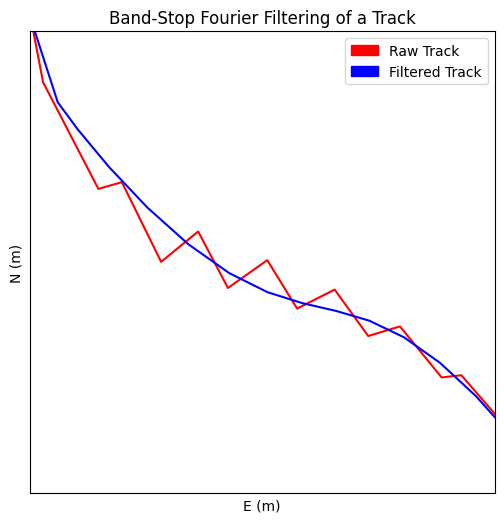
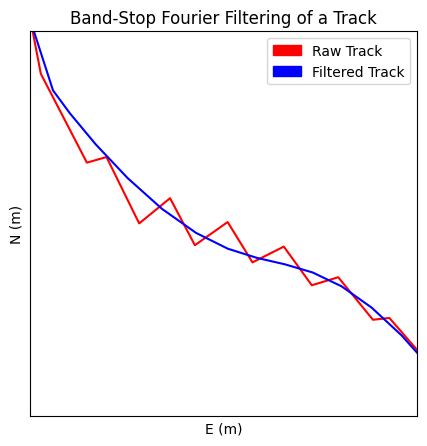
Code edit (unified diff) that turned the first committed figure into the second:
--- before
+++ after
@@ -1,3 +1,3 @@
-plt.figure(figsize=(6, 6))
+plt.figure(figsize=(5, 5))
 collection.plot('r-')
 

Commit: doc